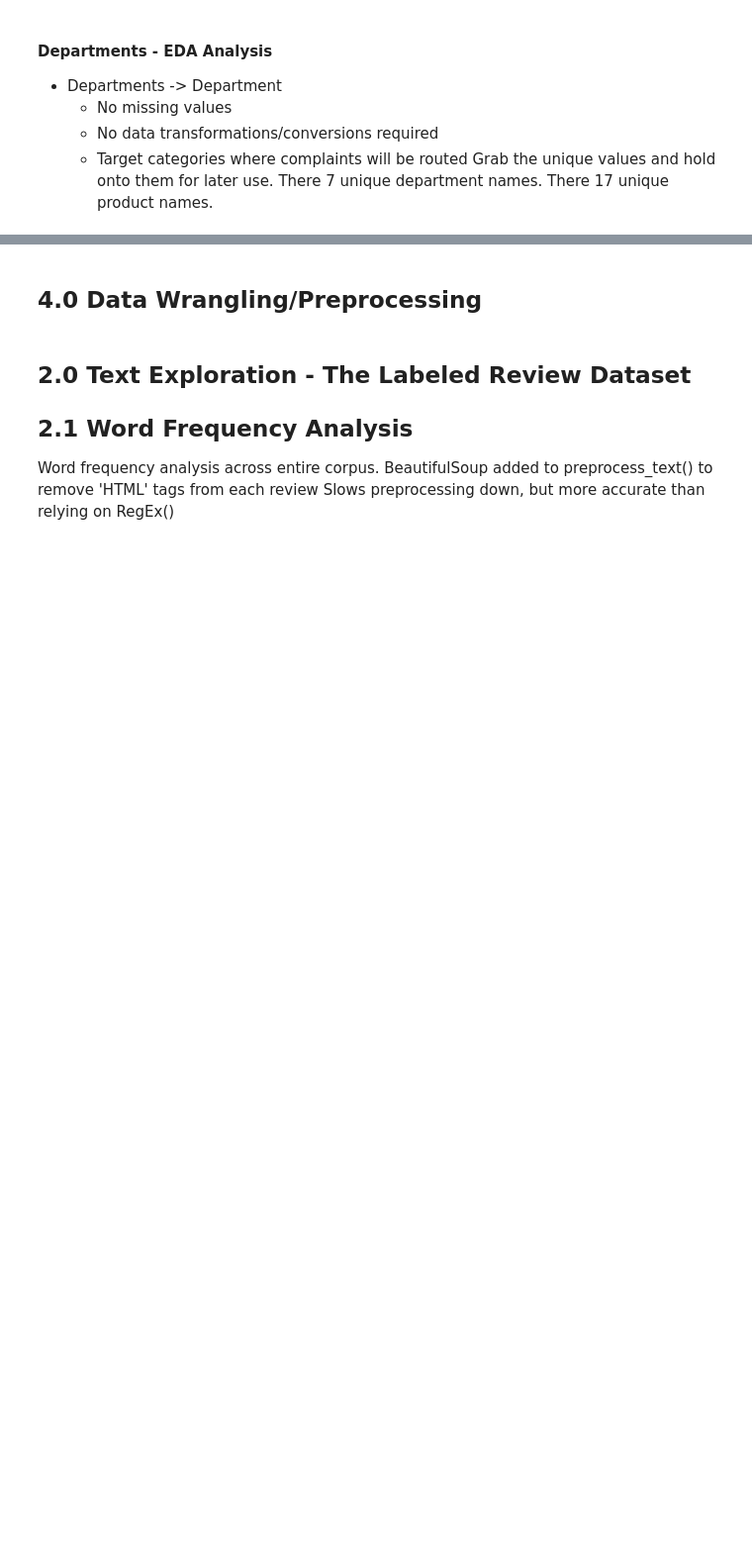
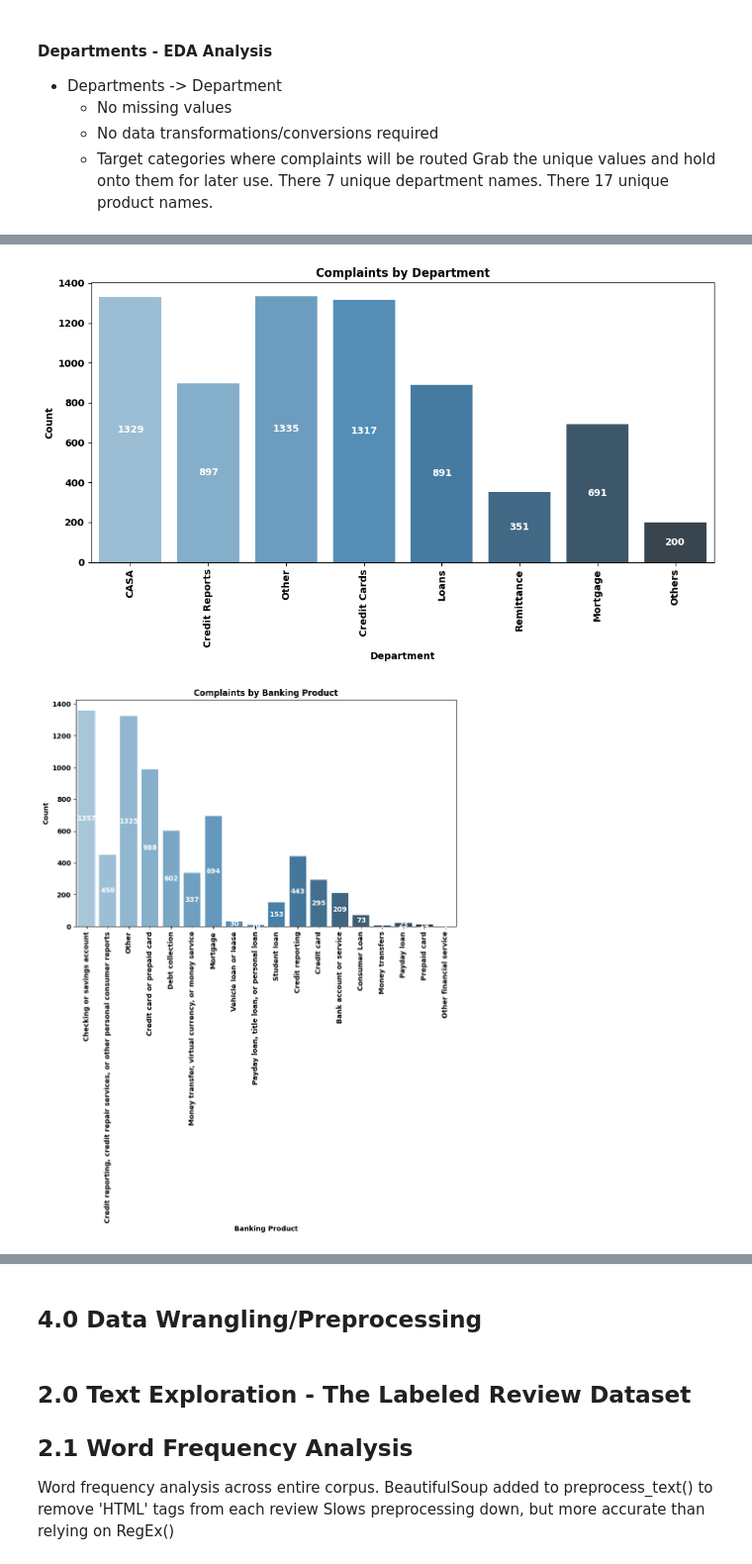
Before and after one commit to juanbucz/FullStackAcademyAICourse, a Jupyter notebook: Assignments/Unit 5/NLP - Unit 5 End Project.ipynb, the cells around one changed output, grey strips where cells are left out. Shown at 99% size. Drawn from its saved outputs; the diff is of its cells as text; code cells hidden in the pictures; blank space fills up the shorter version.

Commit message:
Unit 5/NLP - Unit 5 End Project - Added EDA plots and plot analysis

```diff
--- a/Assignments/Unit 5/NLP - Unit 5 End Project.ipynb
+++ b/Assignments/Unit 5/NLP - Unit 5 End Project.ipynb
@@ -596,5 +748,7 @@ print(product_names)
 #### Merge Issues into Complaints Data Frame
 df_complaints_and_issues = pd.merge(df_complaints, df_issues, left_on='Issue ID', right_on='Issue_ID', how='left')
 
+df_complaints_and_issues.drop(columns=['Complaint ID', 'Issue_ID'], inplace=True)
+
 # PrintDataFrameStatistics('Merged Complaints And Issues', df_complaints_and_issues)
 # print()
@@ -600,0 +764,78 @@ df_complaints_and_issues = pd.merge(df_complaints, df_issues, left_on='Issue ID'
+# %%
+# Department Count Plot
+departmentOrder = df_complaints_and_issues['Department'].unique().tolist()
+DisplayCountPlot(df_complaints_and_issues, 'Department', departmentOrder, 'Complaints by Department', (10,6))
+
+# Banking Products
+bankingProducts = df_complaints_and_issues['Banking Product'].unique().tolist()
+DisplayCountPlot(df_complaints_and_issues, 'Banking Product', bankingProducts, 'Complaints by Banking Product', (10,6))
+
+# State Distribution
+states = df_complaints_and_issues['State'].value_counts().head(20).index.tolist()
+DisplayCountPlot(df_complaints_and_issues, 'State', states, 'Complaints by Top 20 States', (10,6))
+
+# Zip Codes
+zipCodes = df_complaints_and_issues['ZIP'].value_counts().head(25).index.tolist()
+DisplayCountPlot(df_complaints_and_issues, 'ZIP', zipCodes, 'Complaints by 25 ZipCode', (10,6))
+
+# "Bank Response" by Department
+DisplayGroupedCountPlot(df_complaints_and_issues, 'Bank Response', 'Department',  'Bank Response by Department', (10, 6))
+
+# "Bank Response" by "Banking Product"
+DisplayGroupedCountPlot(df_complaints_and_issues, 'Bank Response', 'Banking Product', 'Bank Response by Product', (10, 6))
+
+# Issue by Department
+DisplayGroupedCountPlot(df_complaints_and_issues, 'Issue', 'Department',      'Issue by Department', (10, 6), top_n=20)
+
+# Issue by "Banking Product"
+DisplayGroupedCountPlot(df_complaints_and_issues, 'Issue', 'Banking Product', 'Issue by Product', (10, 6), top_n=20)
+
+# Issue by "Banking Response"
+DisplayGroupedCountPlot(df_complaints_and_issues, 'Issue', 'Bank Response',   'Issue by Bank Response', (10, 6), top_n=20)
+
+
+# Bin and plot complaints by month
+print('=' * 60)
+print(f"Complaints Date Range: {df_complaints_and_issues['Date Received'].min()} to {df_complaints_and_issues['Date Received'].max()}")
+print('=' * 60)
+
+# Deal with Nat by putting in default date
+df_complaints_and_issues['Date Received'] = df_complaints['Date Received'].fillna(pd.Timestamp('1900-01-01'))
+
+# Create month bin column
+df_complaints_and_issues['Month'] = df_complaints_and_issues['Date Received'].dt.to_period('M').astype(str)
+
+# Create a meaningful label before binning
+df_complaints_and_issues['Month'] = df_complaints_and_issues['Month'].replace('1900-01', 'Unknown')
+
+# Aggregate counts per month
+df_monthly = (df_complaints_and_issues
+              .groupby('Month')
+              .size()
+              .reset_index(name='Count')
+              .sort_values('Month'))
+
+# Plot using your existing DisplayBarPlot function
+DisplayBarPlot(df_monthly,
+               x_axis='Month',
+               y_axis='Count',
+               x_axis_label='Month',
+               y_axis_label='Count',
+               plot_title='Complaints by Month')
+
+
+# Plot all Bank Response values, colored by Blank vs Non-Blank status
+df_complaints_and_issues['Bank Response Group'] = df_complaints_and_issues['Bank Response'].apply(
+                                                                                                    lambda x: 'No Response' if x == 'Other' else 'Has Response'
+                                                                                                )
+
+status_order = ['Has Response', 'No Response']
+
+DisplayCountPlot(df_complaints_and_issues,
+                 'Bank Response Group',
+                 status_order,
+                 'Bank Responses: Has Response vs No Response',
+                 (6, 5))
+# %% [output]
+[figure, added]
+[figure, added]
```
Also changed, not shown: parts of 14 cells of this notebook.
